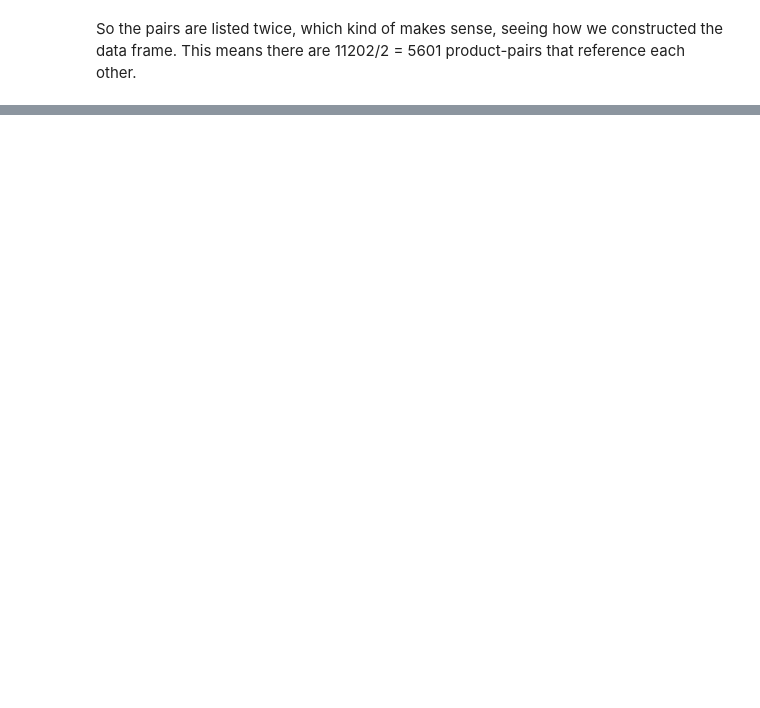
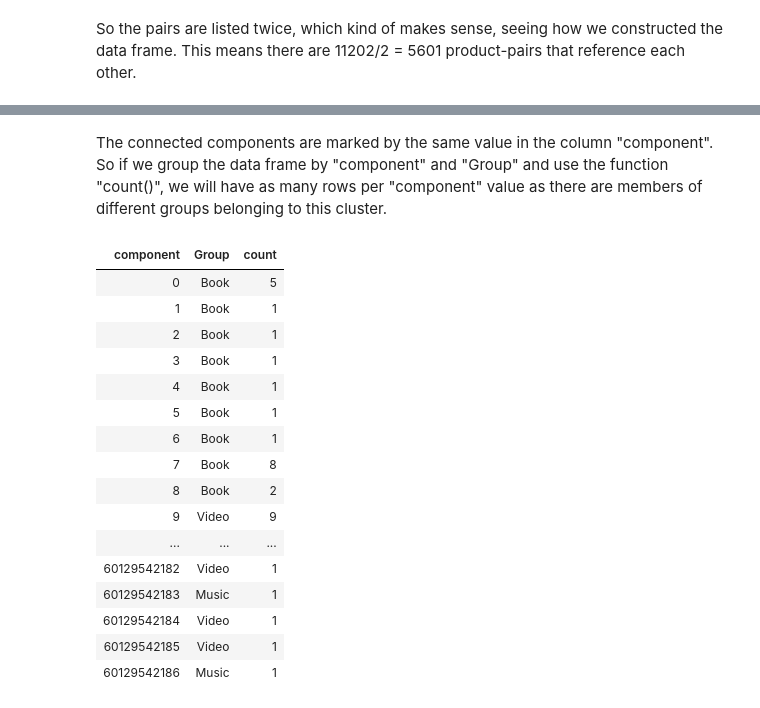
Before and after one commit to TSchiefer/MI_bigdata_project, a Jupyter notebook: analysis/AmazonProductData_analysis_TS.ipynb, the cells around one changed output, grey strips where cells are left out. Cells and saved outputs as stored; diff of their text form; code cells hidden in the pictures; blank space fills up the shorter version.

```diff
--- a/analysis/AmazonProductData_analysis_TS.ipynb
+++ b/analysis/AmazonProductData_analysis_TS.ipynb
@@ -309,0 +367,23 @@ display(connectedComp)
+# %% [markdown]
+The connected components are marked by the same value in the column "component". So if we group the data frame by "component" and "Group" and use the function "count()", we will have as many rows per "component" value as there are members of different groups belonging to this cluster.
+# %%
+countGroupComponent= connectedComp.groupBy("component", "Group").count().sort("component")
+display(countGroupComponent)
+# %% [output]
+| component | Group | count |
+| 0 | Book | 5 |
+| 1 | Book | 1 |
+| 2 | Book | 1 |
+| 3 | Book | 1 |
+| 4 | Book | 1 |
+| 5 | Book | 1 |
+| 6 | Book | 1 |
+| 7 | Book | 8 |
+| 8 | Book | 2 |
+| 9 | Video | 9 |
+| ... | ... | ... |
+| 60129542182 | Video | 1 |
+| 60129542183 | Music | 1 |
+| 60129542184 | Video | 1 |
+| 60129542185 | Video | 1 |
+| 60129542186 | Music | 1 |
```
Also changed, not shown: parts of 13 cells of this notebook.
